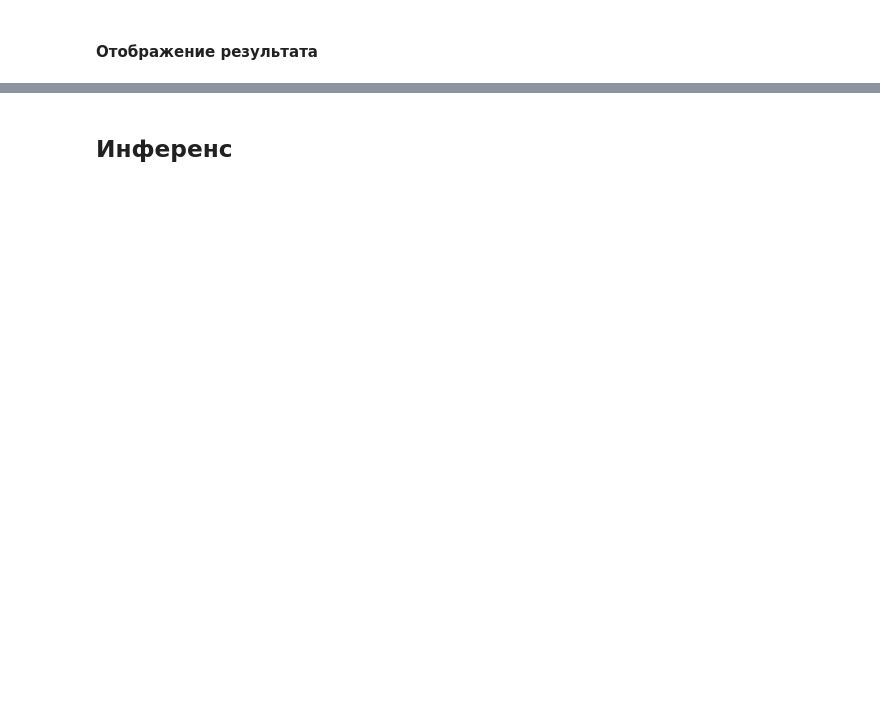
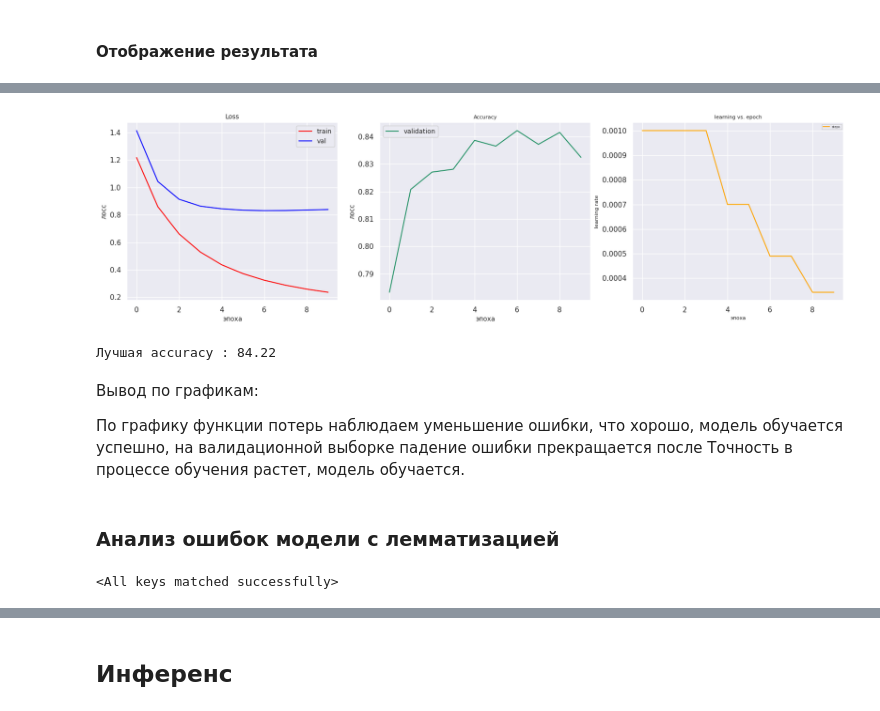
Before and after one commit to lteplova/rnn_in_nlp, a Jupyter notebook: solution/[AiEdu][rnn_in_nlp]project_text_classification.ipynb, the cells around one changed output, grey strips where cells are left out. Cells and saved outputs as stored; diff of their text form; code cells hidden in the pictures; blank space fills up the shorter version.

```diff
--- a/solution/[AiEdu][rnn_in_nlp]project_text_classification.ipynb
+++ b/solution/[AiEdu][rnn_in_nlp]project_text_classification.ipynb
@@ -656,0 +980,19 @@ RNN_Classiff_max(
+# %%
+plot_learning(history)
+# %% [output]
+[figure, added]
+Лучшая accuracy : 84.22
+# %% [markdown]
+Вывод по графикам:
+
+По графику функции потерь наблюдаем уменьшение ошибки, что хорошо, модель обучается успешно, на валидационной выборке падение ошибки прекращается после
+Точность в процессе обучения растет, модель обучается.
+# %% [markdown]
+### Анализ ошибок модели с лемматизацией
+# %%
+new_model = RNN_Classiff_max(hidden_dim=512, vocab_size=len(vocab), num_classes = 13, num_layers = 2).to(device)
+load_model_state = torch.load('best_m7.pt', map_location = device)
+
+new_model.load_state_dict(load_model_state)
+# %% [output]
+<All keys matched successfully>
```
Also changed, not shown: parts of 65 cells of this notebook.
